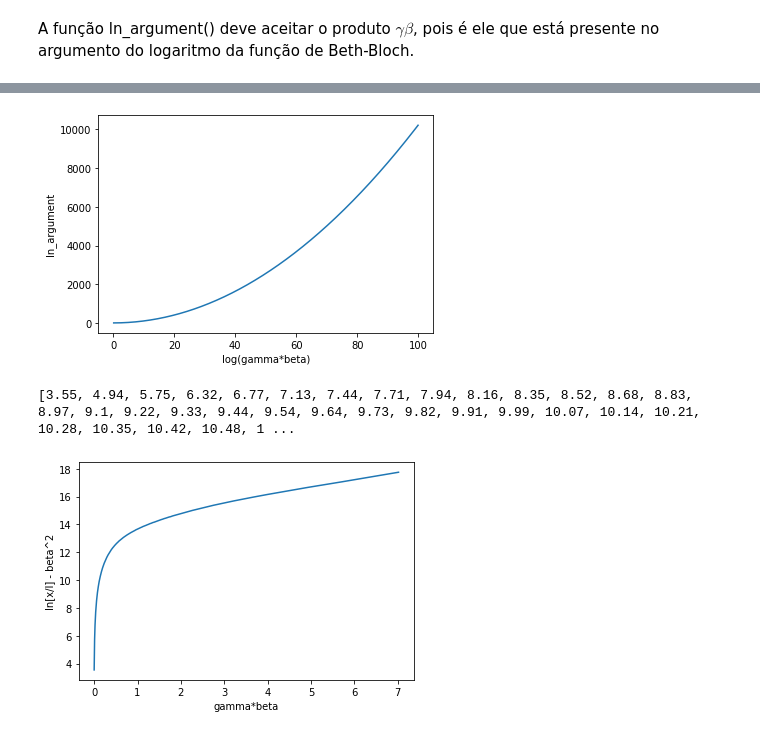
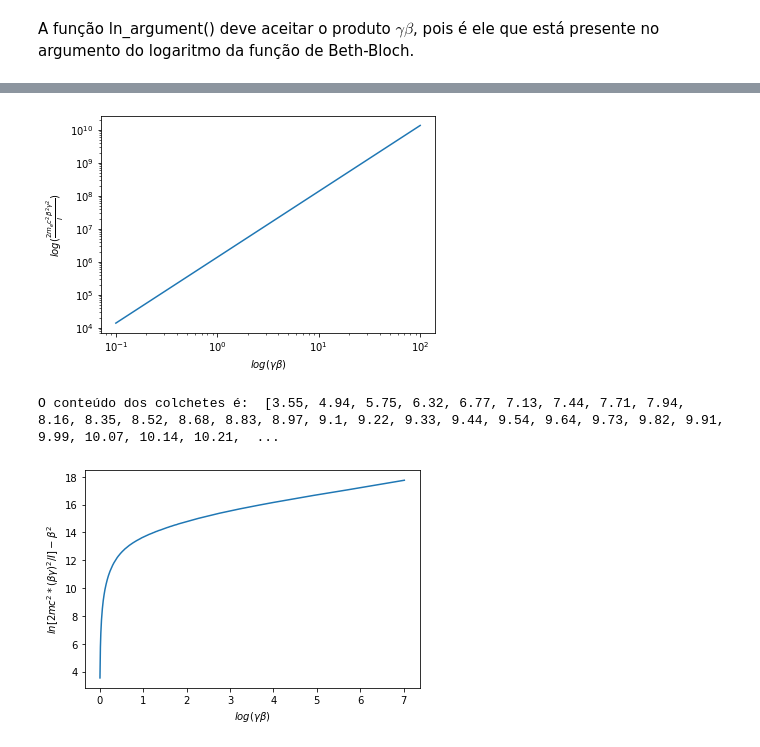
Before and after one commit to fernanda0402/Python, a Jupyter notebook: Projeto_1_FernandaA_Flavia_Victor.ipynb, the cells around one changed output, grey strips where cells are left out. Cells and saved outputs as stored; diff of their text form; code cells hidden in the pictures.

```diff
--- a/Projeto_1_FernandaA_Flavia_Victor.ipynb
+++ b/Projeto_1_FernandaA_Flavia_Victor.ipynb
@@ -172,25 +181,28 @@ print(log_gammabeta)
 # %%
-plt.plot(loggammabeta,lnArgumentList)
-plt.xlabel("log(gamma*beta)")
-plt.ylabel("ln_argument")
+plt.loglog(loggammabeta,lnArgumentList)
+plt.xlabel(r"$log(\gamma\beta$)")
+plt.ylabel(r"$log(\frac{2m_{e}c^2\beta^2\gamma^2}{I})$")
 plt.show()
 # %% [output]
-[figure, old version]
+[figure, new version]
 # %%
 #8
 #Plote o conteúdo dos colchetes versus \Gamma\Beta usando o mesmo espaçamento do vetor de log para o argumento x.
-print(colcheteslist)
+
+print('O conteúdo dos colchetes é: ',colcheteslist)
 # %% [output]
-[3.55, 4.94, 5.75, 6.32, 6.77, 7.13, 7.44, 7.71, 7.94, 8.16, 8.35, 8.52, 8.68, 8.83, 8.97, 9.1, 9.22, 9.33, 9.44, 9.54, 9.64, 9.73, 9.82, 9.91, 9.99, 10.07, 10.14, 10.21, 10.28, 10.35, 10.42, 10.48, 1 ...
+O conteúdo dos colchetes é:  [3.55, 4.94, 5.75, 6.32, 6.77, 7.13, 7.44, 7.71, 7.94, 8.16, 8.35, 8.52, 8.68, 8.83, 8.97, 9.1, 9.22, 9.33, 9.44, 9.54, 9.64, 9.73, 9.82, 9.91, 9.99, 10.07, 10.14, 10.21,  ...
 # %%
+#Plotando o conteúdo dos colchetes x gamma*beta
+
 plt.plot(gammabetalist,colcheteslist)
-plt.xlabel("gamma*beta")
-plt.ylabel("ln[x/I] - beta^2")
+plt.xlabel(r"$log(\gamma\beta$)")
+plt.ylabel(r"$ln[2mc^2*(\beta\gamma)^2/I] - \beta^2$")
 plt.show()
 
 #x = 2*m*c^2*(beta*gamma)^2
 # %% [output]
-[figure, old version]
+[figure, new version]
 # %%
 #9
 #Finalmente, plote toda a equação −(dE/dx), a energia perdida por unidade de distância,
```
Also changed, not shown: parts of 13 cells of this notebook.
